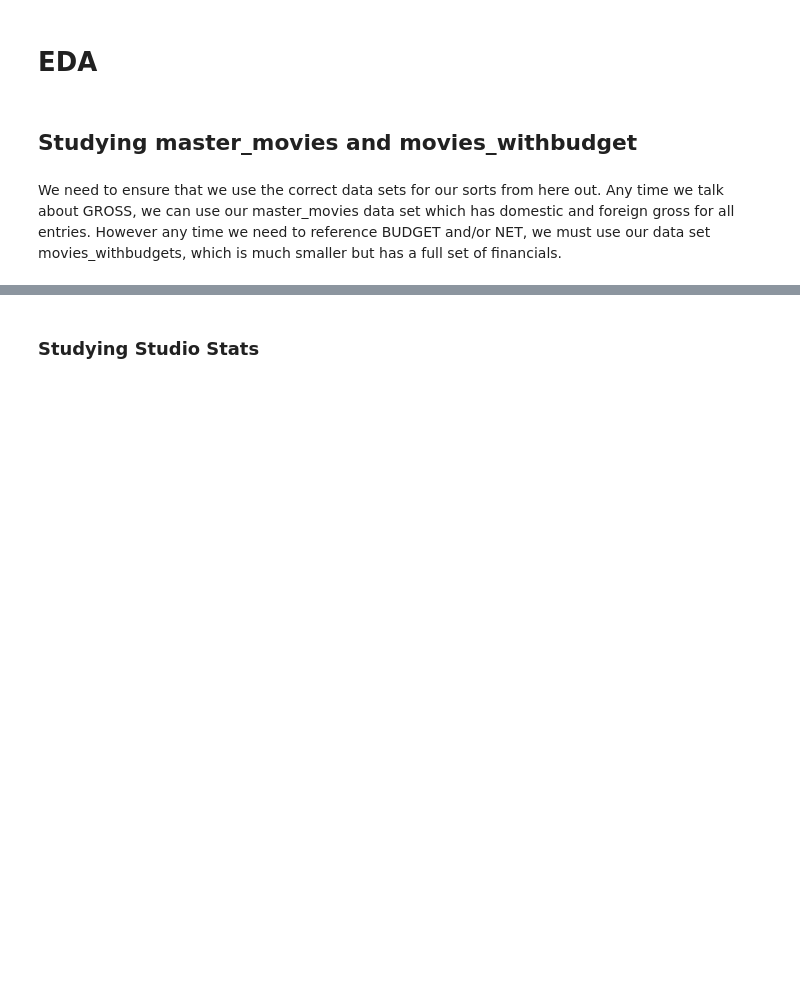
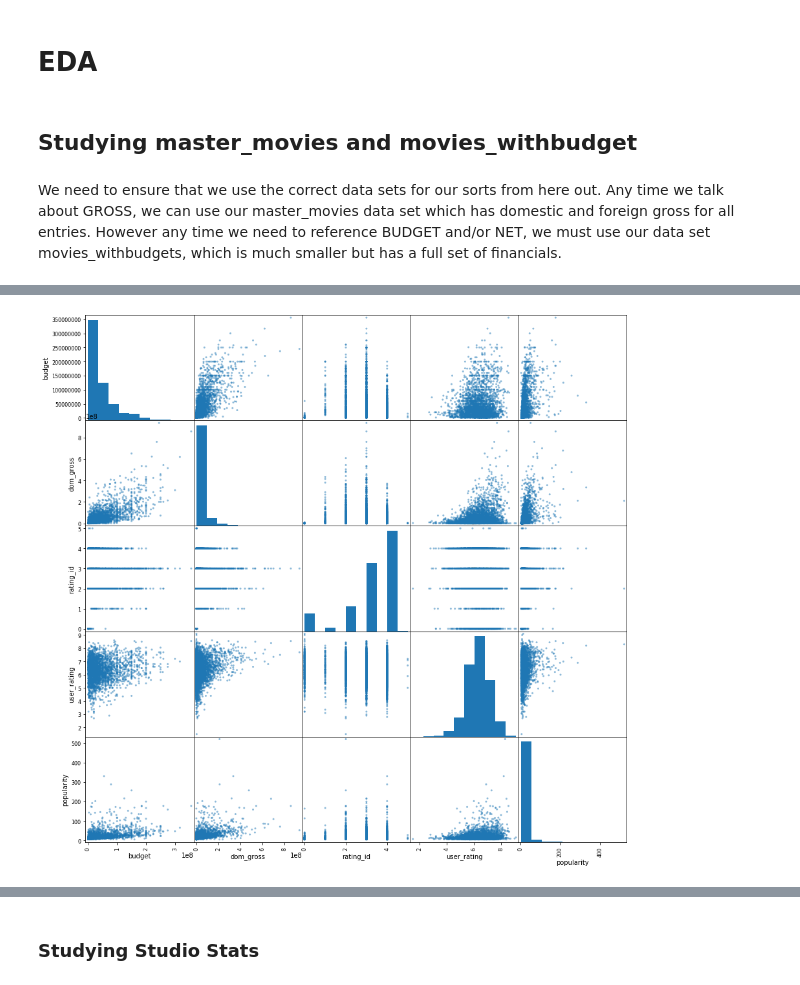
Before and after one commit to threnjen/dsc-mod-1-project-v2-1-online-ds-sp-000, a Jupyter notebook: student.ipynb, the cells around one changed output, grey strips where cells are left out. Cells and saved outputs as stored; diff of their text form; code cells hidden in the pictures; blank space fills up the shorter version.

```diff
--- a/student.ipynb
+++ b/student.ipynb
@@ -1772,5 +1787,7 @@ master_movies.describe()
 # %%
-pd.plotting.scatter_matrix(master_movies[['budget', 'dom_gross', 'rating', 'user_rating', 'popularity']], figsize=(15, 15));
+pd.plotting.scatter_matrix(master_movies[['budget', 'dom_gross', 'rating_id', 'user_rating', 'popularity']], figsize=(15, 15));
+# %% [output]
+[figure, added]
 # %%
 # investigate correlations with user_rating
 master_movies.corr()['user_rating'].sort_values()
```
Also changed, not shown: parts of 50 cells of this notebook, 4 other files.
